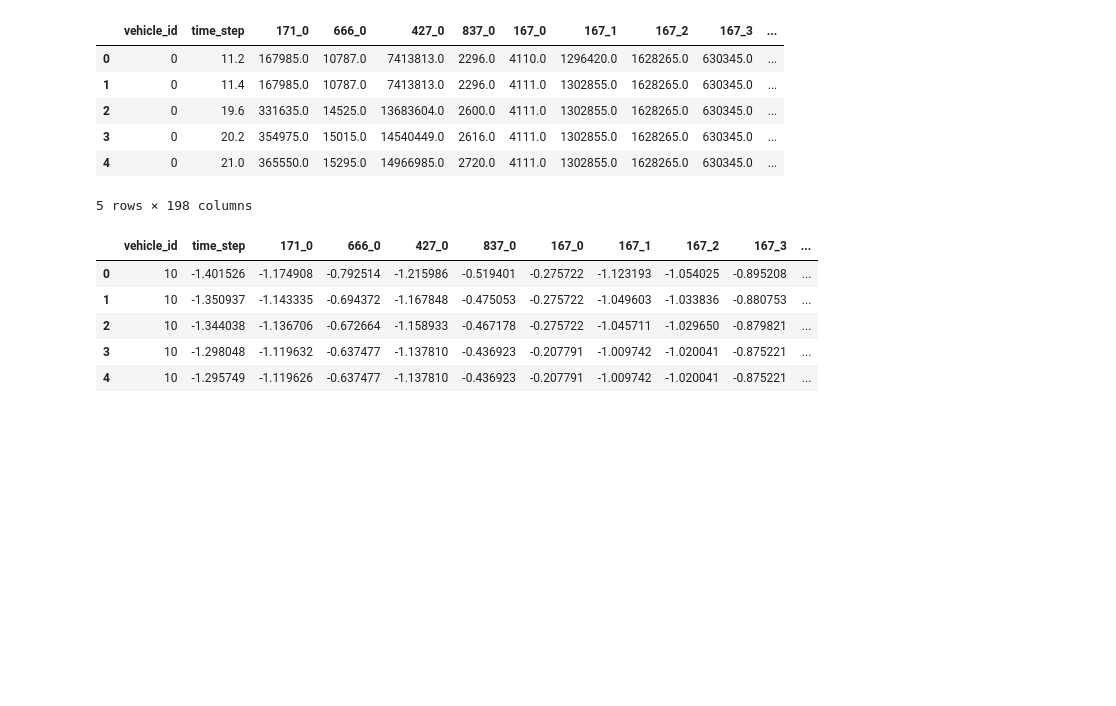
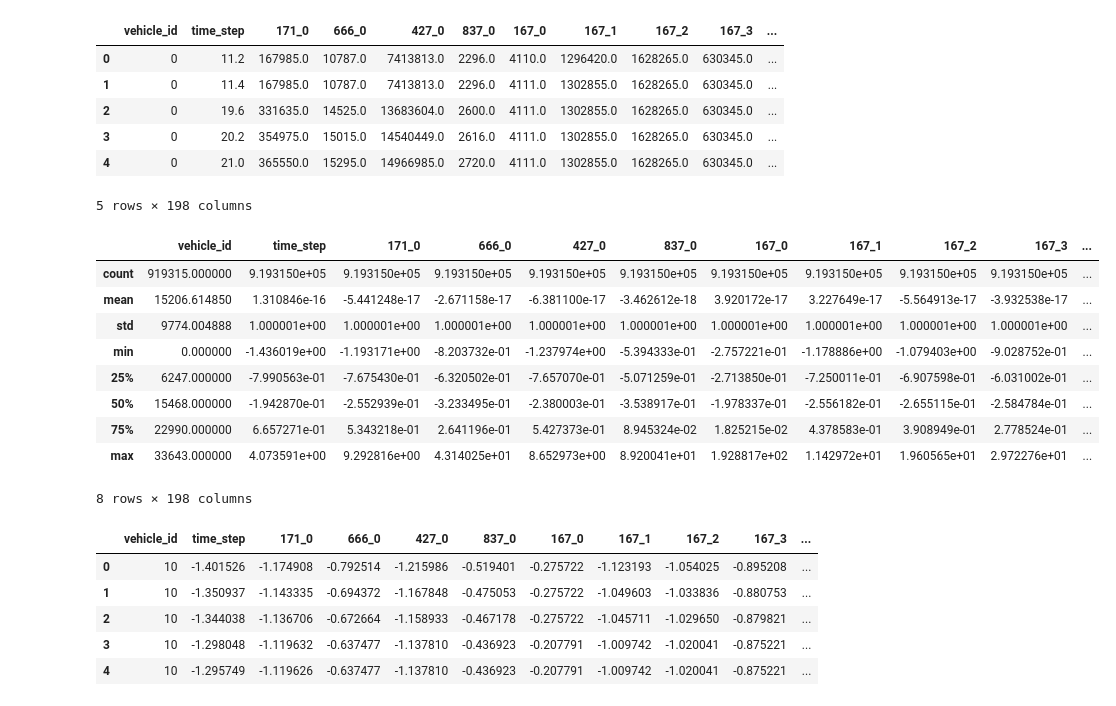
Before and after one commit to cerionXLII/ComponentX, a Jupyter notebook: src/componentXTorch3.ipynb, the cells around one changed output. Drawn from its saved outputs; the diff is of its cells as text; code cells hidden in the pictures; blank space fills up the shorter version.

```diff
--- a/src/componentXTorch3.ipynb
+++ b/src/componentXTorch3.ipynb
@@ -274,6 +274,19 @@ dfTrain[columns] = scaler.fit_transform(dfTrain[columns])
 #Use the same transformation for the validation and test data
 dfValidation[columns] = scaler.transform(dfValidation[columns])
 dfTest[columns] = scaler.transform(dfTest[columns])
+# %%
+dfTrain.describe()
+# %% [output]
+|  | vehicle_id | time_step | 171_0 | 666_0 | 427_0 | 837_0 | 167_0 | 167_1 | 167_2 | 167_3 | ... |
+| count | 919315.000000 | 9.193150e+05 | 9.193150e+05 | 9.193150e+05 | 9.193150e+05 | 9.193150e+05 | 9.193150e+05 | 9.193150e+05 | 9.193150e+05 | 9.193150e+05 | ... |
+| mean | 15206.614850 | 1.310846e-16 | -5.441248e-17 | -2.671158e-17 | -6.381100e-17 | -3.462612e-18 | 3.920172e-17 | 3.227649e-17 | -5.564913e-17 | -3.932538e-17 | ... |
+| std | 9774.004888 | 1.000001e+00 | 1.000001e+00 | 1.000001e+00 | 1.000001e+00 | 1.000001e+00 | 1.000001e+00 | 1.000001e+00 | 1.000001e+00 | 1.000001e+00 | ... |
+| min | 0.000000 | -1.436019e+00 | -1.193171e+00 | -8.203732e-01 | -1.237974e+00 | -5.394333e-01 | -2.757221e-01 | -1.178886e+00 | -1.079403e+00 | -9.028752e-01 | ... |
+| 25% | 6247.000000 | -7.990563e-01 | -7.675430e-01 | -6.320502e-01 | -7.657070e-01 | -5.071259e-01 | -2.713850e-01 | -7.250011e-01 | -6.907598e-01 | -6.031002e-01 | ... |
+| 50% | 15468.000000 | -1.942870e-01 | -2.552939e-01 | -3.233495e-01 | -2.380003e-01 | -3.538917e-01 | -1.978337e-01 | -2.556182e-01 | -2.655115e-01 | -2.584784e-01 | ... |
+| 75% | 22990.000000 | 6.657271e-01 | 5.343218e-01 | 2.641196e-01 | 5.427373e-01 | 8.945324e-02 | 1.825215e-02 | 4.378583e-01 | 3.908949e-01 | 2.778524e-01 | ... |
+| max | 33643.000000 | 4.073591e+00 | 9.292816e+00 | 4.314025e+01 | 8.652973e+00 | 8.920041e+01 | 1.928817e+02 | 1.142972e+01 | 1.960565e+01 | 2.972276e+01 | ... |
+8 rows × 198 columns
 # %%
 dfValidation.head()
 # %% [output]
```
Also changed, not shown: parts of 17 cells of this notebook, 3 other files.
